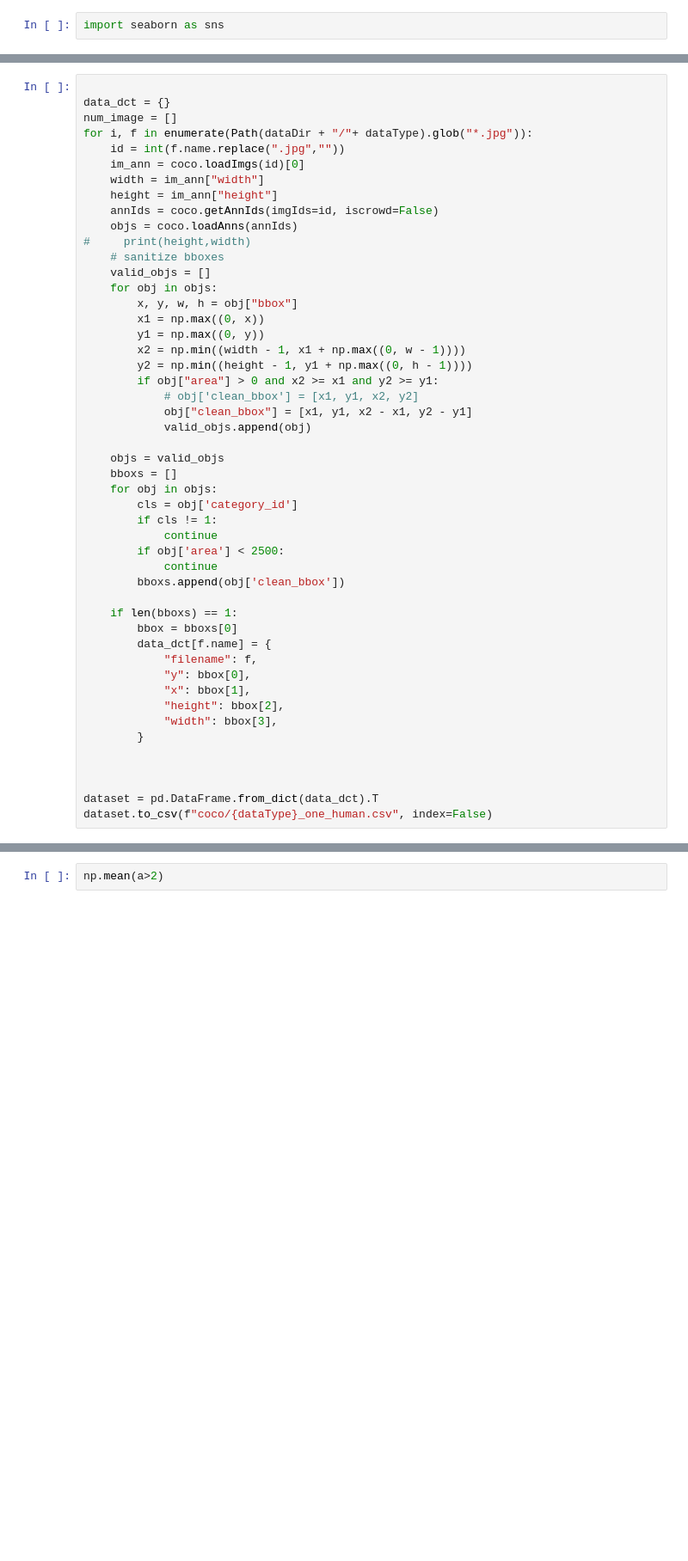
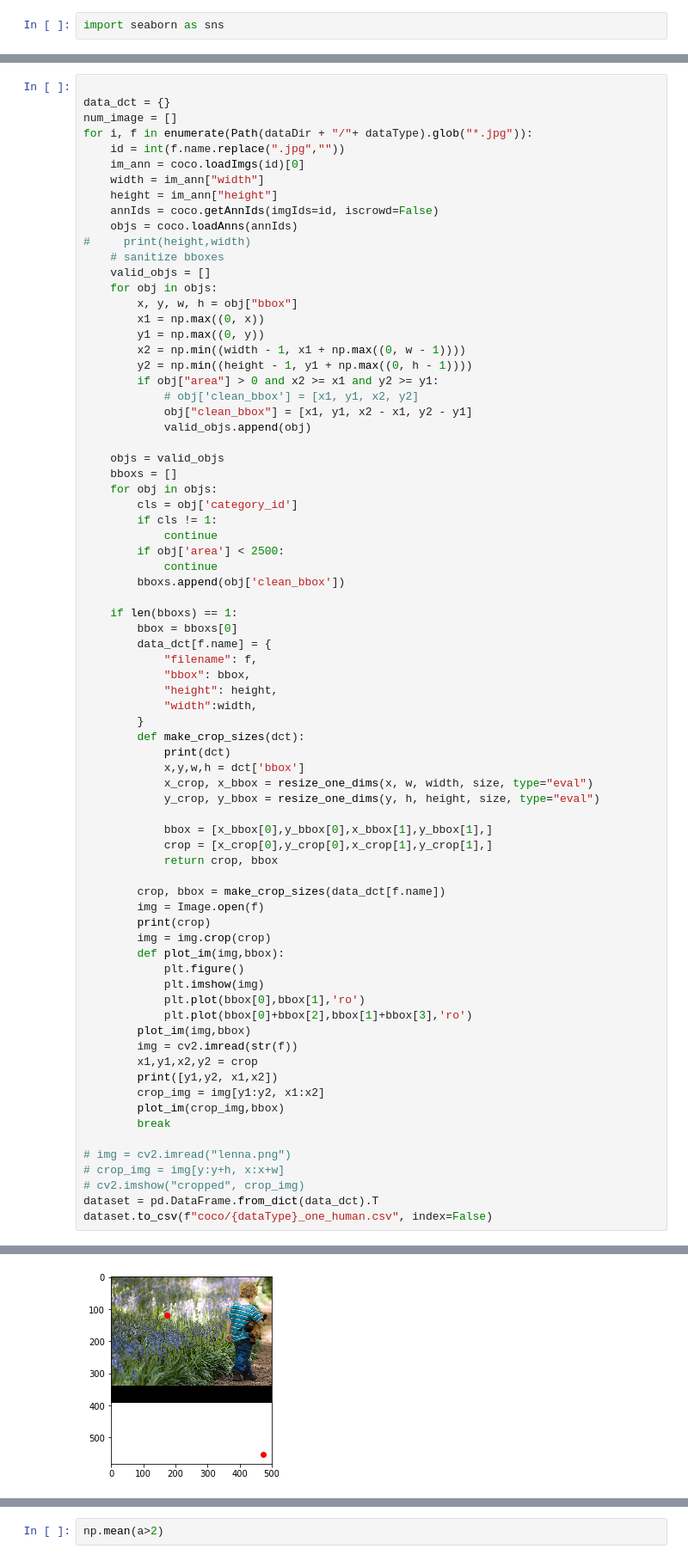
Before and after one commit to takotab/furry-geras, a Jupyter notebook: resize_pics.ipynb, the cells around one changed output, grey strips where cells are left out. Shown: that part at 86% size. Cells and saved outputs as stored; diff of their text form; blank space fills up the shorter version.

```diff
--- a/resize_pics.ipynb
+++ b/resize_pics.ipynb
@@ -93,13 +97,40 @@ for i, f in enumerate(Path(dataDir + "/"+ dataType).glob("*.jpg")):
         bbox = bboxs[0]
         data_dct[f.name] = {
             "filename": f,
-            "y": bbox[0],
-            "x": bbox[1],
-            "height": bbox[2],
-            "width": bbox[3],
+            "bbox": bbox,
+            "height": height,
+            "width":width,
         }
+        def make_crop_sizes(dct):
+            print(dct)
+            x,y,w,h = dct['bbox']
+            x_crop, x_bbox = resize_one_dims(x, w, width, size, type="eval")
+            y_crop, y_bbox = resize_one_dims(y, h, height, size, type="eval")
 
+            bbox = [x_bbox[0],y_bbox[0],x_bbox[1],y_bbox[1],]
+            crop = [x_crop[0],y_crop[0],x_crop[1],y_crop[1],]
+            return crop, bbox
 
+        crop, bbox = make_crop_sizes(data_dct[f.name])
+        img = Image.open(f)
+        print(crop)
+        img = img.crop(crop)
+        def plot_im(img,bbox):
+            plt.figure()
+            plt.imshow(img)
+            plt.plot(bbox[0],bbox[1],'ro')
+            plt.plot(bbox[0]+bbox[2],bbox[1]+bbox[3],'ro')
+        plot_im(img,bbox)
+        img = cv2.imread(str(f))
+        x1,y1,x2,y2 = crop
+        print([y1,y2, x1,x2])
+        crop_img = img[y1:y2, x1:x2]
+        plot_im(crop_img,bbox)
+        break
 
+# img = cv2.imread("lenna.png")
+# crop_img = img[y:y+h, x:x+w]
+# cv2.imshow("cropped", crop_img)
 dataset = pd.DataFrame.from_dict(data_dct).T
 dataset.to_csv(f"coco/{dataType}_one_human.csv", index=False)
+# %% [output]
@@ -105,0 +141 @@ dataset.to_csv(f"coco/{dataType}_one_human.csv", index=False)
+[figure, added]
```
Also changed, not shown: parts of 5 cells of this notebook, 6 other files.
